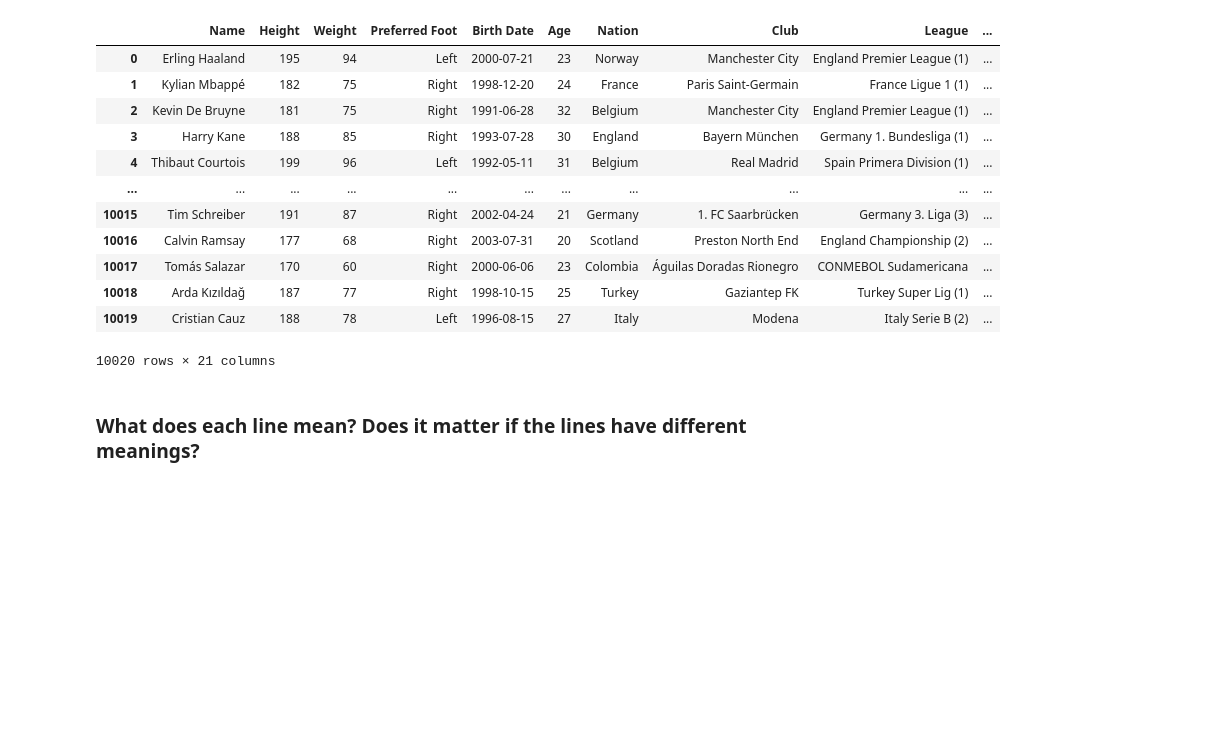
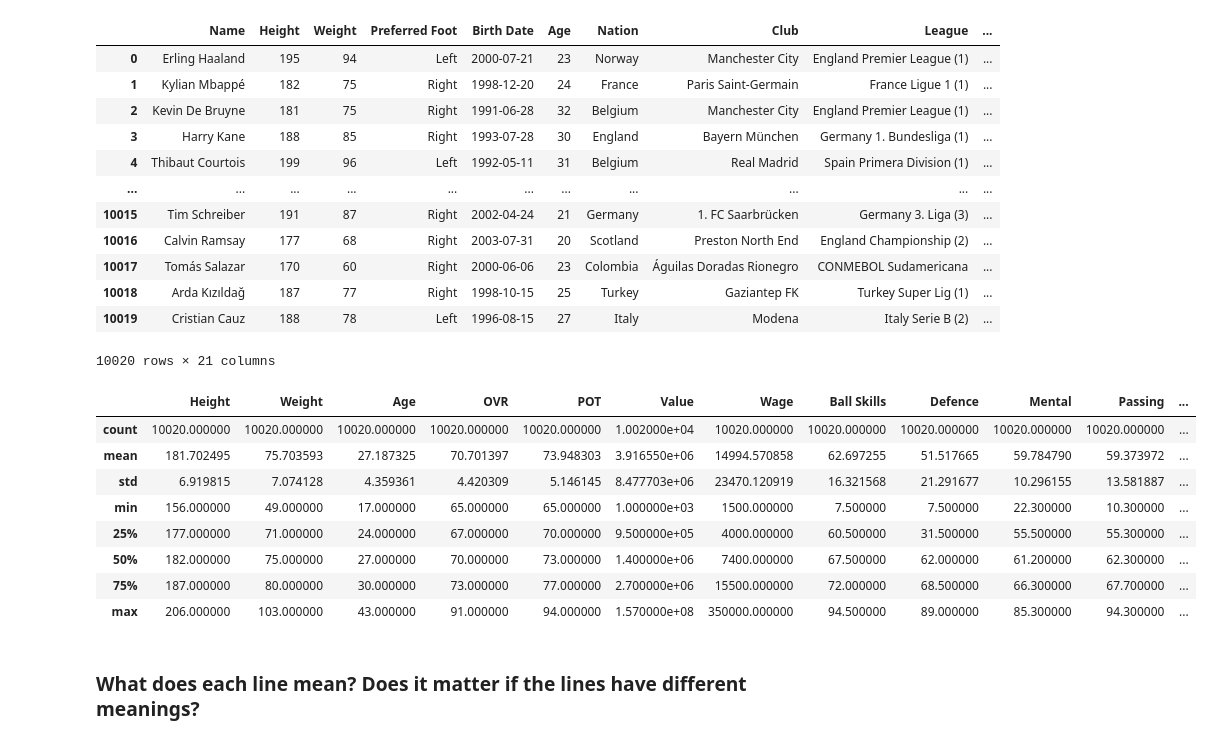
Before and after one commit to TranPhanPhucAn/Final_project_NMKHDL, a Jupyter notebook: Source/Exploring_Data.ipynb, the cells around one changed output. Cells and saved outputs as stored; diff of their text form; code cells hidden in the pictures; blank space fills up the shorter version.

Commit message:
add describe

```diff
--- a/Source/Exploring_Data.ipynb
+++ b/Source/Exploring_Data.ipynb
@@ -228,6 +252,22 @@ raw_df
 | 10018 | Arda Kızıldağ | 187 | 77 | Right | 1998-10-15 | 25 | Turkey | Gaziantep FK | Turkey Super Lig (1) | ... |
 | 10019 | Cristian Cauz | 188 | 78 | Left | 1996-08-15 | 27 | Italy | Modena | Italy Serie B (2) | ... |
 10020 rows × 21 columns
+# %%
+numeric_cols = []
+for col in raw_df:
+    if raw_df[col].dtype in ['int', 'float']:
+        numeric_cols.append(col)
+raw_df[numeric_cols].describe()
+# %% [output]
+|  | Height | Weight | Age | OVR | POT | Value | Wage | Ball Skills | Defence | Mental | Passing | ... |
+| count | 10020.000000 | 10020.000000 | 10020.000000 | 10020.000000 | 10020.000000 | 1.002000e+04 | 10020.000000 | 10020.000000 | 10020.000000 | 10020.000000 | 10020.000000 | ... |
+| mean | 181.702495 | 75.703593 | 27.187325 | 70.701397 | 73.948303 | 3.916550e+06 | 14994.570858 | 62.697255 | 51.517665 | 59.784790 | 59.373972 | ... |
+| std | 6.919815 | 7.074128 | 4.359361 | 4.420309 | 5.146145 | 8.477703e+06 | 23470.120919 | 16.321568 | 21.291677 | 10.296155 | 13.581887 | ... |
+| min | 156.000000 | 49.000000 | 17.000000 | 65.000000 | 65.000000 | 1.000000e+03 | 1500.000000 | 7.500000 | 7.500000 | 22.300000 | 10.300000 | ... |
+| 25% | 177.000000 | 71.000000 | 24.000000 | 67.000000 | 70.000000 | 9.500000e+05 | 4000.000000 | 60.500000 | 31.500000 | 55.500000 | 55.300000 | ... |
+| 50% | 182.000000 | 75.000000 | 27.000000 | 70.000000 | 73.000000 | 1.400000e+06 | 7400.000000 | 67.500000 | 62.000000 | 61.200000 | 62.300000 | ... |
+| 75% | 187.000000 | 80.000000 | 30.000000 | 73.000000 | 77.000000 | 2.700000e+06 | 15500.000000 | 72.000000 | 68.500000 | 66.300000 | 67.700000 | ... |
+| max | 206.000000 | 103.000000 | 43.000000 | 91.000000 | 94.000000 | 1.570000e+08 | 350000.000000 | 94.500000 | 89.000000 | 85.300000 | 94.300000 | ... |
 # %% [markdown]
 <h3>What does each line mean? Does it matter if the lines have different meanings?</h3>
 # %% [markdown]
```
Also changed, not shown: parts of 3 cells of this notebook.
